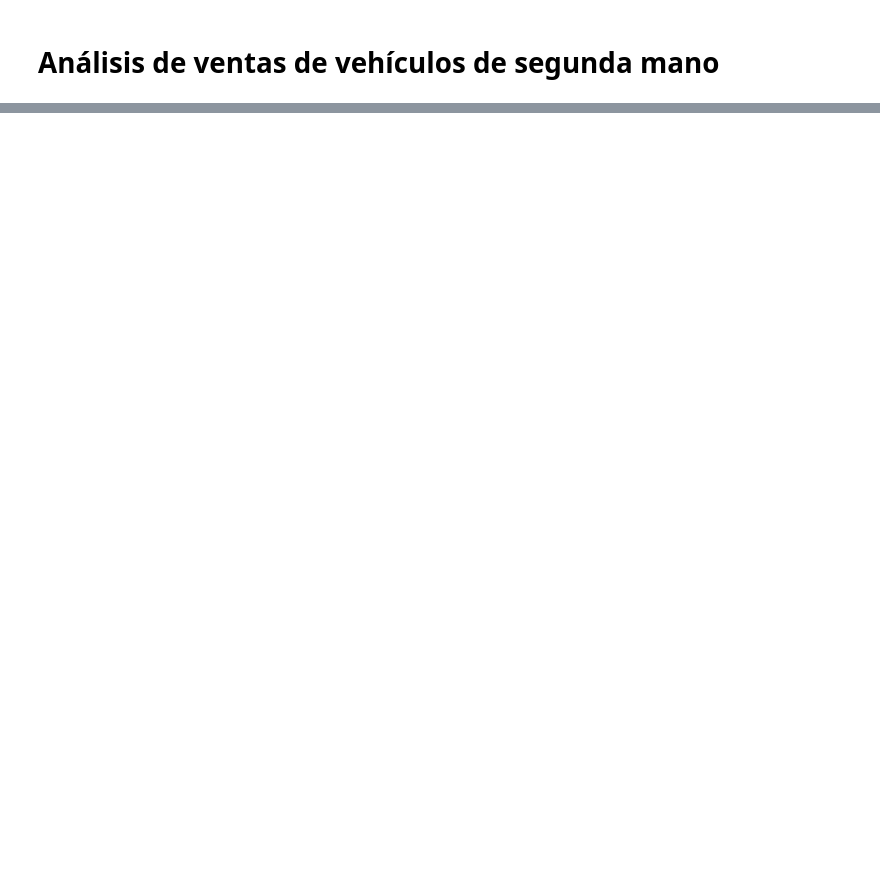
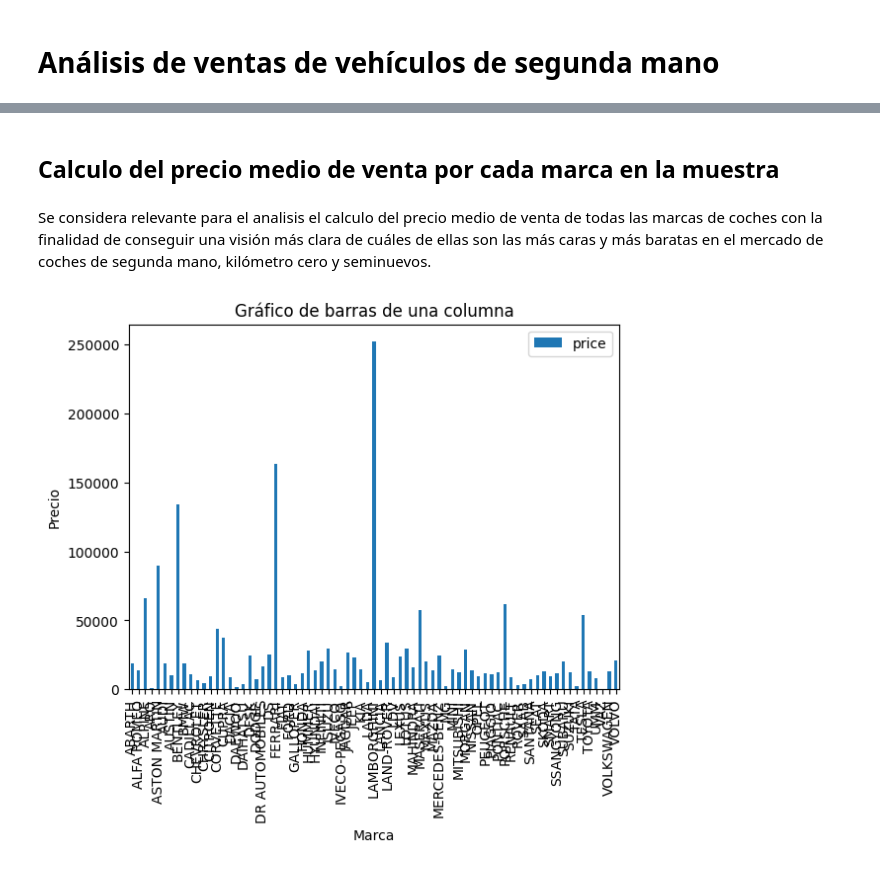
Before and after one commit to S14vcGt/Neocortex-project, a Jupyter notebook: Proyecto.ipynb, the cells around one changed output, grey strips where cells are left out. Cells and saved outputs as stored; diff of their text form; code cells hidden in the pictures; blank space fills up the shorter version.

Commit message:
precio medio por marca

```diff
--- a/Proyecto.ipynb
+++ b/Proyecto.ipynb
@@ -14,0 +13,19 @@ df.head()
+# %%
+df.drop(columns=['url', 'company', 'country'], inplace=True)
+df.head()
+# %% [markdown]
+## Calculo del precio medio de venta por cada marca en la muestra
+# %% [markdown]
+Se considera relevante para el analisis el calculo del  precio medio de venta de todas las marcas de coches con la finalidad de conseguir una visión más clara de cuáles de ellas son las más caras y más baratas en el mercado de coches de segunda mano, kilómetro cero y seminuevos.
+# %%
+import matplotlib.pyplot as plt
+
+df2 = df.groupby('make')['price'].mean()
+
+df2.plot(kind='bar', x='make', y='price', legend=True)
+plt.xlabel('Marca')
+plt.ylabel('Precio')
+plt.title('Gráfico de barras de una columna')
+plt.show()
+# %% [output]
+[figure, added]
```
Also changed, not shown: parts of 4 cells of this notebook, 1 other file.
